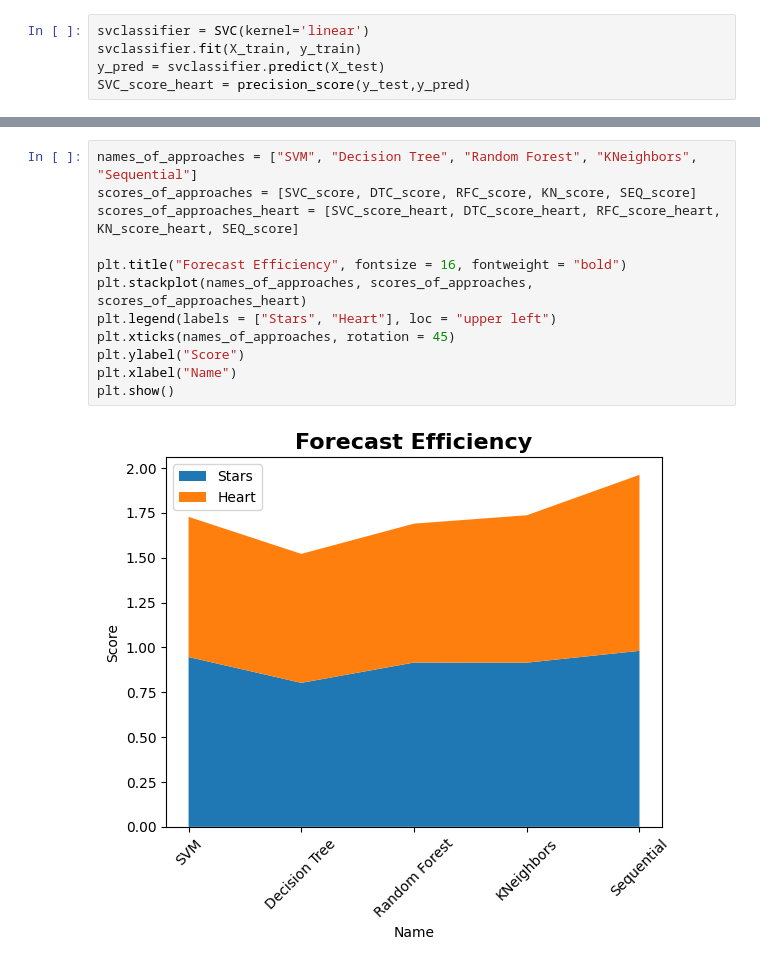
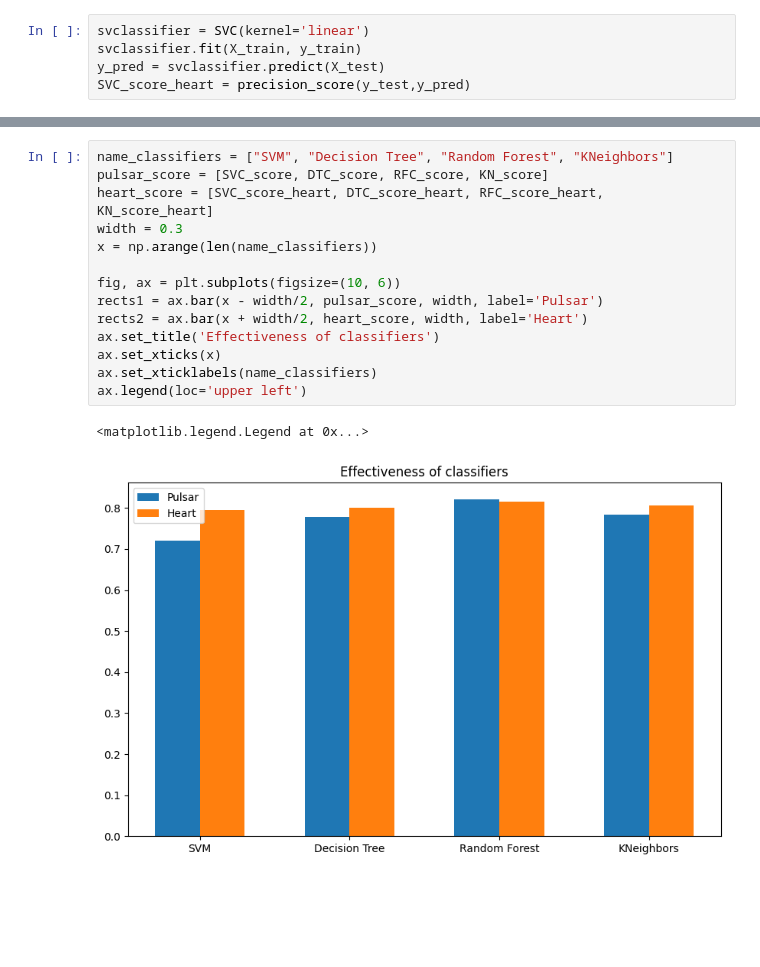
Before and after one commit to xkxixnxgx/spbpu_sdt_homeworks, a Jupyter notebook: homeworks/08/HOMEWORK8.ipynb, the cells around one changed output, grey strips where cells are left out. Saved outputs shown, nothing was run; the diff lists cells and outputs as text; blank space fills up the shorter version.

```diff
--- a/homeworks/08/HOMEWORK8.ipynb
+++ b/homeworks/08/HOMEWORK8.ipynb
@@ -413,14 +294,17 @@ Epoch 400/400
-# %%
-names_of_approaches = ["SVM", "Decision Tree", "Random Forest", "KNeighbors", "Sequential"]
-scores_of_approaches = [SVC_score, DTC_score, RFC_score, KN_score, SEQ_score]
-scores_of_approaches_heart = [SVC_score_heart, DTC_score_heart, RFC_score_heart, KN_score_heart, SEQ_score]
-
-plt.title("Forecast Efficiency", fontsize = 16, fontweight = "bold")
-plt.stackplot(names_of_approaches, scores_of_approaches, scores_of_approaches_heart)
-plt.legend(labels = ["Stars", "Heart"], loc = "upper left")
-plt.xticks(names_of_approaches, rotation = 45)
-plt.ylabel("Score")
-plt.xlabel("Name")
-plt.show()
-# %% [output]
-[figure, removed]
+# %%
+name_classifiers = ["SVM", "Decision Tree", "Random Forest", "KNeighbors"]
+pulsar_score = [SVC_score, DTC_score, RFC_score, KN_score]
+heart_score = [SVC_score_heart, DTC_score_heart, RFC_score_heart, KN_score_heart]
+width = 0.3
+x = np.arange(len(name_classifiers))
+
+fig, ax = plt.subplots(figsize=(10, 6))
+rects1 = ax.bar(x - width/2, pulsar_score, width, label='Pulsar')
+rects2 = ax.bar(x + width/2, heart_score, width, label='Heart')
+ax.set_title('Effectiveness of classifiers')
+ax.set_xticks(x)
+ax.set_xticklabels(name_classifiers)
+ax.legend(loc='upper left')
+# %% [output]
+<matplotlib.legend.Legend at 0x...>
+[figure, added]
```
Also changed, not shown: parts of 14 cells of this notebook, 12 other files.
